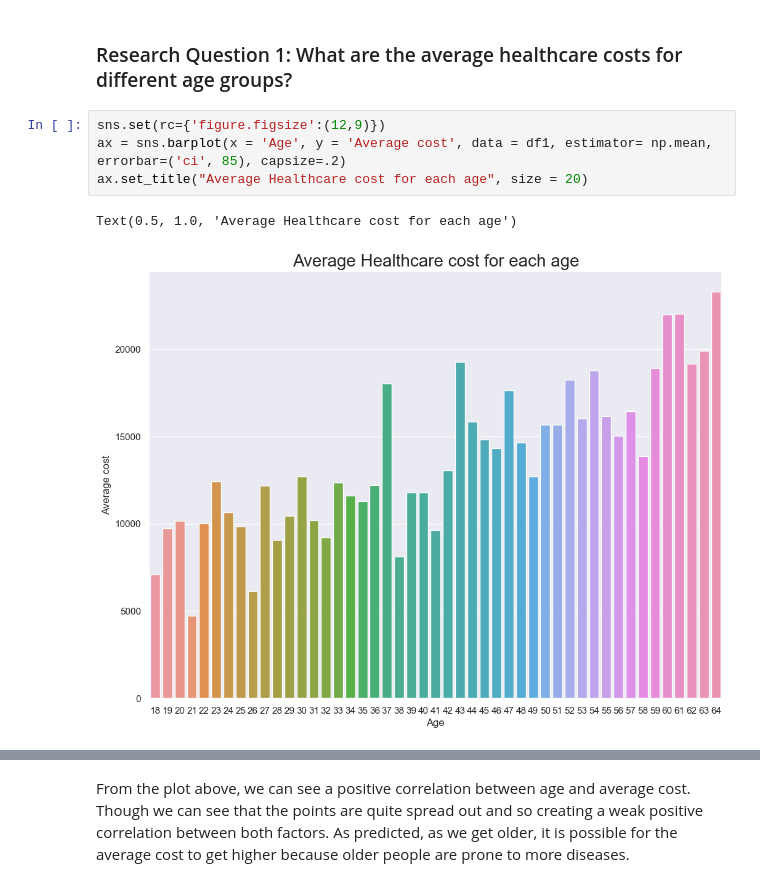
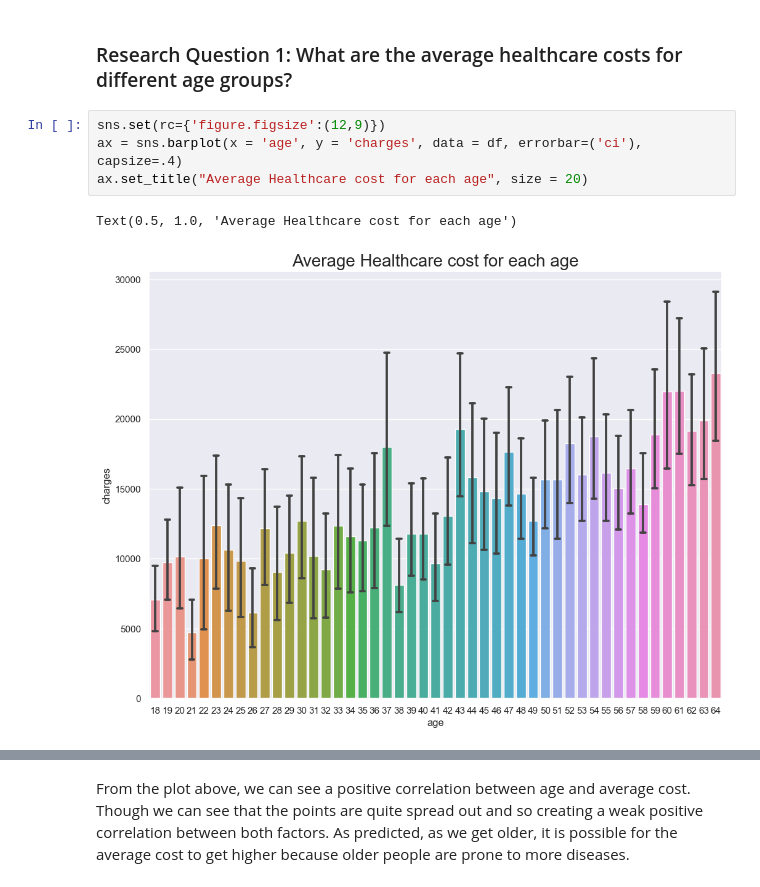
Before and after one commit to ubco-W2022T2-data301/project-group-group08, a Jupyter notebook: analysis/analysis1.ipynb, the cells around one changed output, grey strips where cells are left out. Drawn from its saved outputs; the diff is of its cells as text.

Commit message:
Added error bars for barchart

```diff
--- a/analysis/analysis1.ipynb
+++ b/analysis/analysis1.ipynb
@@ -43,10 +43,10 @@ df1 = project_functions1.clean_and_wrangle(df)
 ### Research Question 1: What are the average healthcare costs for different age groups?
 # %%
 sns.set(rc={'figure.figsize':(12,9)})
-ax = sns.barplot(x = 'Age', y = 'Average cost', data = df1, estimator= np.mean, errorbar=('ci', 85), capsize=.2)
+ax = sns.barplot(x = 'age', y = 'charges', data = df, errorbar=('ci'), capsize=.4)
 ax.set_title("Average Healthcare cost for each age", size = 20)
 # %% [output]
 Text(0.5, 1.0, 'Average Healthcare cost for each age')
-[figure, old version]
+[figure, new version]
 # %%
 sns.set(rc={'figure.figsize':(12,9)})
```
Also changed, not shown: parts of 3 cells of this notebook, 1 other file.
